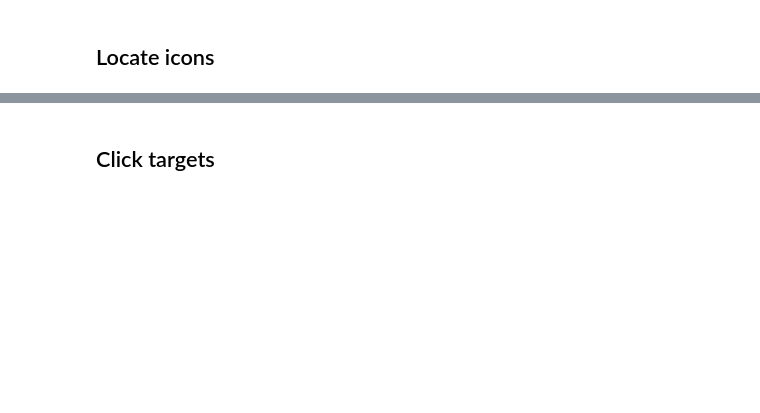
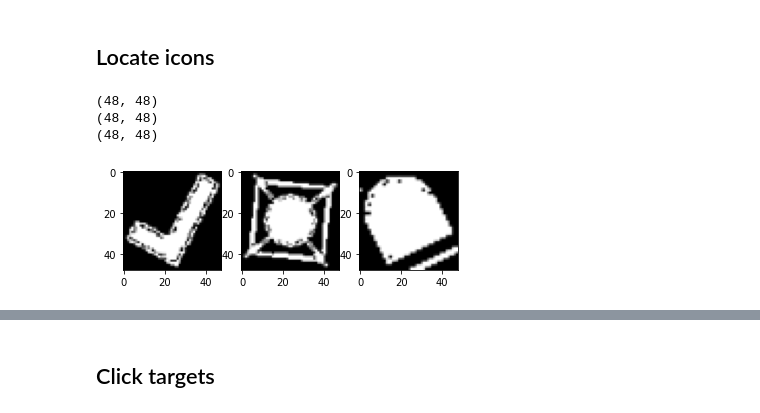
Before and after one commit to elkuno213/captcha-bypass, a Jupyter notebook: New Geetest Click Break.ipynb, the cells around one changed output, grey strips where cells are left out. Cells and saved outputs as stored; diff of their text form; code cells hidden in the pictures; blank space fills up the shorter version.

```diff
--- a/New Geetest Click Break.ipynb
+++ b/New Geetest Click Break.ipynb
@@ -101,3 +143,13 @@ icons = segment_pictures(main_pane,icons_rect_coordinates,(30,30))
+# %%
+for i, icon in enumerate(icons):
+    plt.subplot(1, len(icons), i + 1)
+    plt.imshow(icon, cmap="gray")
+    print(icon.shape)
+# %% [output]
+(48, 48)
+(48, 48)
+(48, 48)
+[figure, added]
 # %%
 def draw_bounding_box(pane, rect_coordinates):
     # Show bounding boxes
```
Also changed, not shown: parts of 25 cells of this notebook.
